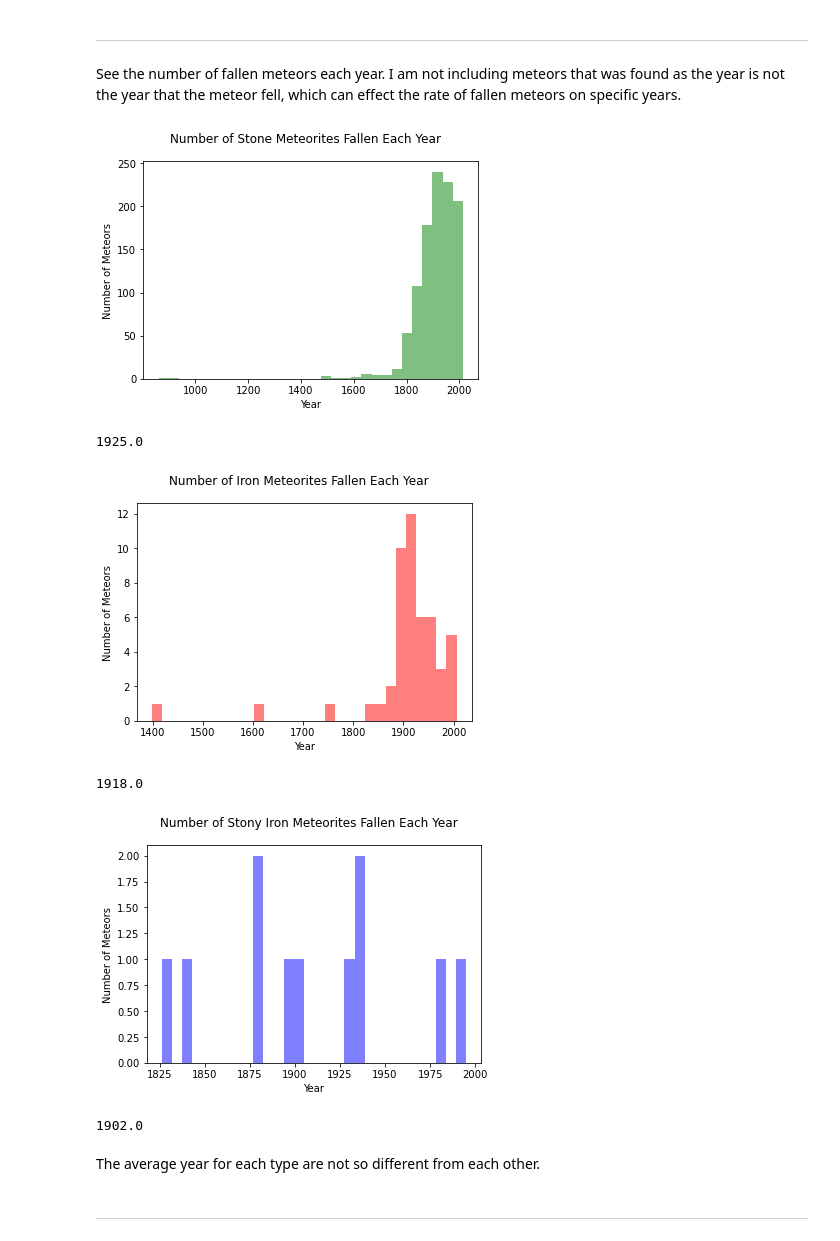
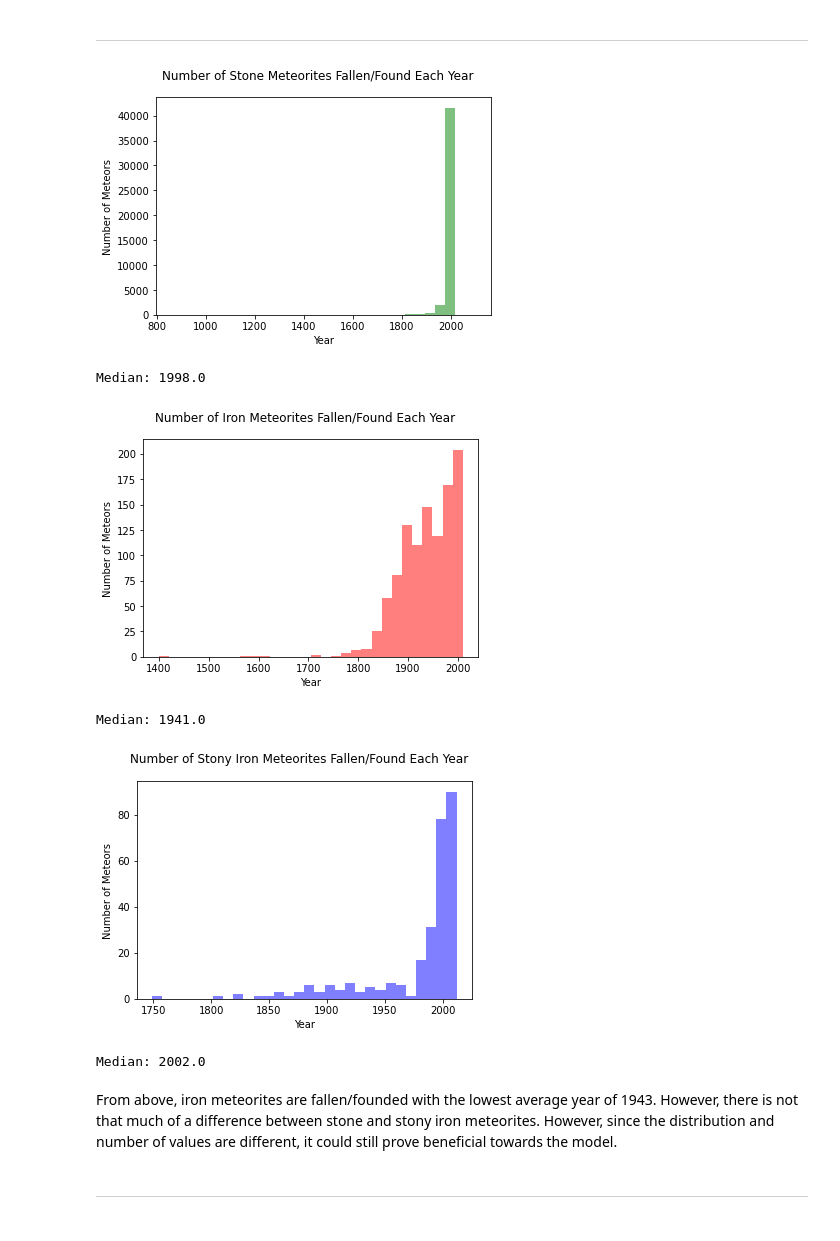
Before and after one commit to peter-parit/Data-Science-Project-on-Meteorites, a Jupyter notebook: Parit Vacharaskunee - Term Project.ipynb, the cells around one changed output. Drawn from its saved outputs; the diff is of its cells as text; code cells hidden in the pictures.

```diff
--- a/Parit Vacharaskunee - Term Project.ipynb
+++ b/Parit Vacharaskunee - Term Project.ipynb
@@ -76,3 +78,6 @@ df = df.dropna()
+# %%
+# Since there are a lot of missing data in reclat/reclong, a forward fill will be done as no significant average can be calculated from locations.
+df[['reclat', 'reclong']] = df[['reclat', 'reclong']].fillna(method = 'ffill')
 # %%
 df.isna().sum()
 # %% [output]
@@ -137,0 +163,18 @@ array(['Stone', 'Iron', 'Stony Iron'], dtype=object)
+# %%
+# get median for each type
+med_st = df[df['recclass'] == 'Stone']['year'].median()
+med_ir = df[df['recclass'] == 'Iron']['year'].median()
+med_si = df[df['recclass'] == 'Stony Iron']['year'].median()
+
+# fillna for each type
+df.loc[(df['recclass'] == 'Stone') & (df['year'].isna()), 'year'] = med_st
+df.loc[(df['recclass'] == 'Iron') & (df['year'].isna()), 'year'] = med_ir
+df.loc[(df['recclass'] == 'Stony Iron') & (df['year'].isna()), 'year'] = med_si
+# %%
+mass_st = df[df['recclass'] == 'Stone']['mass (g)'].median()
+mass_ir = df[df['recclass'] == 'Iron']['mass (g)'].median()
+mass_si = df[df['recclass'] == 'Stony Iron']['mass (g)'].median()
+
+df.loc[(df['recclass'] == 'Stone') & (df['mass (g)'].isna()), 'mass (g)'] = med_st
+df.loc[(df['recclass'] == 'Iron') & (df['mass (g)'].isna()), 'mass (g)'] = med_ir
+df.loc[(df['recclass'] == 'Stony Iron') & (df['mass (g)'].isna()), 'mass (g)'] = med_si
@@ -172,11 +238,9 @@ plt.show()
 The locations of the meteorites do not show any significant pattern, but could prove useful as a parameter in the model as well. By plotting a scatterplot of the geolocations, we are now able to see where in the globe a meteorite fell or is founded in.
 # %% [markdown]
 ----
-# %% [markdown]
-See the number of fallen meteors each year. I am not including meteors that was found as the year is not the year that the meteor fell, which can effect the rate of fallen meteors on specific years.
 # %%
-fallen_meteors = df[df['fall'] == 'Fell']
-fallen_st = fallen_meteors[fallen_meteors['recclass'] == 'Stone']
-fallen_ir = fallen_meteors[fallen_meteors['recclass'] == 'Iron']
-fallen_si = fallen_meteors[fallen_meteors['recclass'] == 'Stony Iron']
+# separating the years by type
+fallen_st = df[df['recclass'] == 'Stone']
+fallen_ir = df[df['recclass'] == 'Iron']
+fallen_si = df[df['recclass'] == 'Stony Iron']
 # %%
@@ -187,36 +251,36 @@ years_si = pd.DataFrame(fallen_si['year'].value_counts())
 # %%
 # plotting a histogram to see the distribution
 fig, ax = plt.subplots()
-fig.suptitle("Number of Stone Meteorites Fallen Each Year")
+fig.suptitle("Number of Stone Meteorites Fallen/Found Each Year")
 ax.hist(fallen_st['year'], bins = 30, alpha = 0.5, color = 'green')
 ax.set(xlabel = 'Year', ylabel = "Number of Meteors")
 plt.show()
-print(fallen_st['year'].median())
+print('Median:', fallen_st['year'].median())
 # %% [output]
-[figure, old version]
+[figure, new version]
-1925.0
+Median: 1998.0
 # %%
 fig, ax = plt.subplots()
-fig.suptitle("Number of Iron Meteorites Fallen Each Year")
+fig.suptitle("Number of Iron Meteorites Fallen/Found Each Year")
 ax.hist(fallen_ir['year'], bins = 30, alpha = 0.5, color = 'red')
 ax.set(xlabel = 'Year', ylabel = "Number of Meteors")
 plt.show()
-print(fallen_ir['year'].median())
+print('Median:', fallen_ir['year'].median())
 # %% [output]
-[figure, old version]
+[figure, new version]
-1918.0
+Median: 1941.0
 # %%
 fig, ax = plt.subplots()
-fig.suptitle("Number of Stony Iron Meteorites Fallen Each Year")
+fig.suptitle("Number of Stony Iron Meteorites Fallen/Found Each Year")
 ax.hist(fallen_si['year'], bins = 30, alpha = 0.5, color = 'blue')
 ax.set(xlabel = 'Year', ylabel = "Number of Meteors")
 plt.show()
-print(fallen_si['year'].median())
+print('Median:', fallen_si['year'].median())
 # %% [output]
-[figure, old version]
+[figure, new version]
-1902.0
+Median: 2002.0
-# %% [markdown]
-The average year for each type are not so different from each other.
+# %% [markdown]
+From above, iron meteorites are fallen/founded with the lowest average year of 1943. However, there is not that much of a difference between stone and stony iron meteorites. However, since the distribution and number of values are different, it could still prove beneficial towards the model.
 # %% [markdown]
 ----
 # %% [markdown]
```
Also changed, not shown: parts of 41 cells of this notebook.
